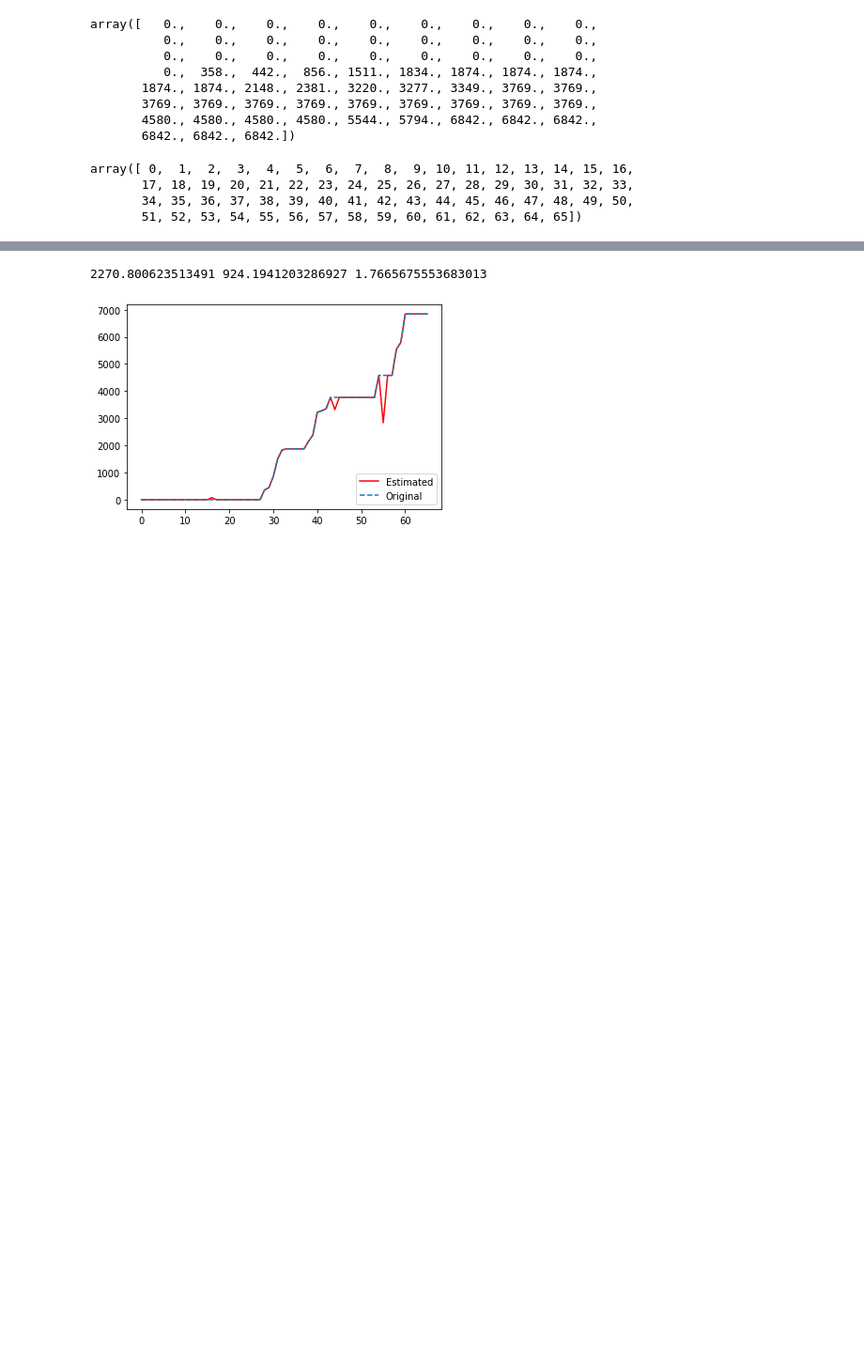
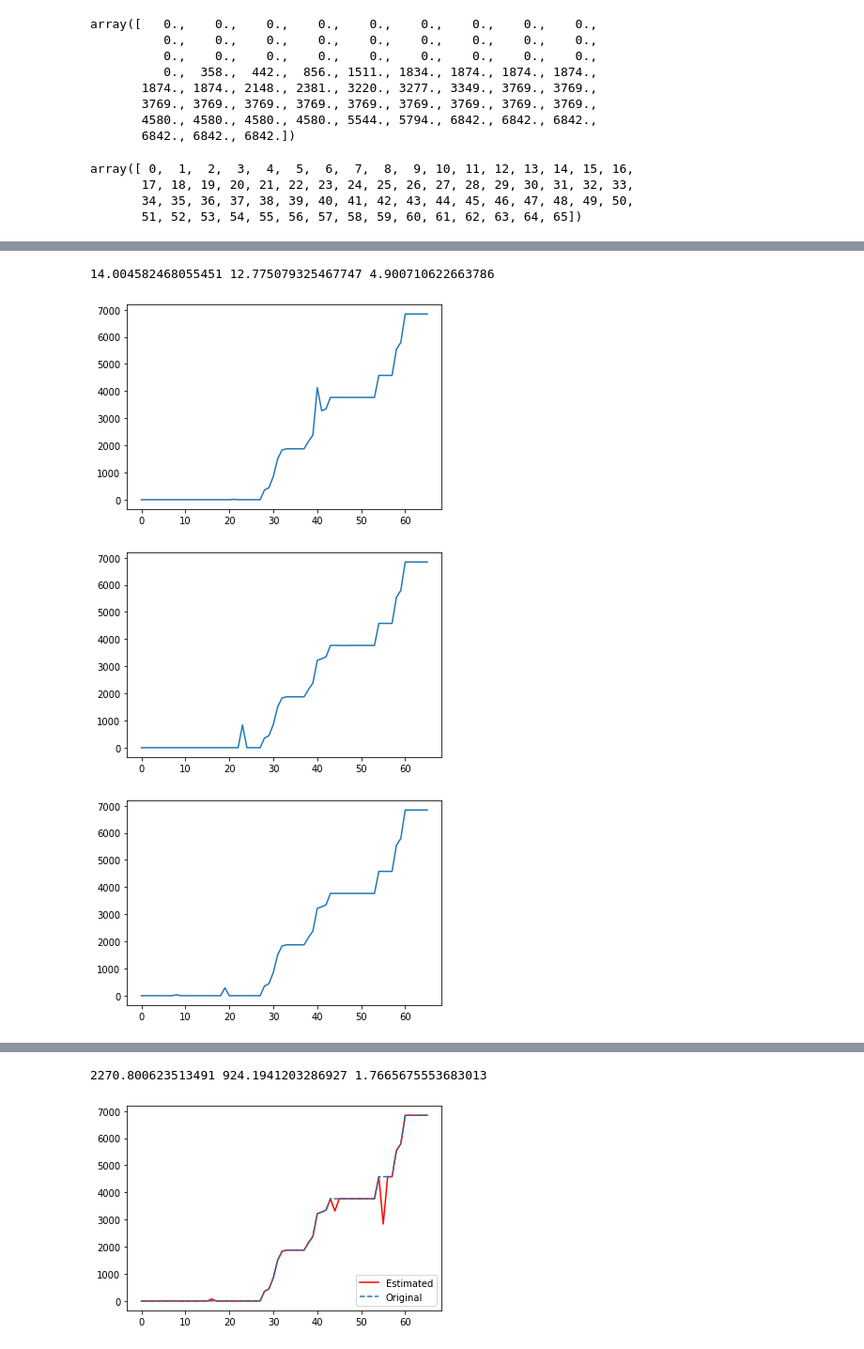
Before and after one commit to dlsrks1218/eHealthPython, a Jupyter notebook: proj/SalientPointDetection.ipynb, the cells around one changed output, grey strips where cells are left out. Shown at 94% size. Cells and saved outputs as stored; diff of their text form; code cells hidden in the pictures; blank space fills up the shorter version.

```diff
--- a/proj/SalientPointDetection.ipynb
+++ b/proj/SalientPointDetection.ipynb
@@ -67,3 +155,46 @@ plt.show()
+# %%
+# DDP
+
+res_dir = '/home/jovyan/work/eHealthPython/result/'
+
+while True:
+    time1 = lap_mechanism_gamma(time,0,0,443,0.1,1)
+    time2 = lap_mechanism_gamma(time,0,0,443,0.5,1)
+    time3 = lap_mechanism_gamma(time,0,0,443,1.0,1)
+
+    MAE1 = sum(get_abs_diff(time, time1)) / len(time)
+    MAE2 = sum(get_abs_diff(time, time2)) / len(time)
+    MAE3 = sum(get_abs_diff(time, time3)) / len(time)
+
+#     n1 = sum(abs(time - time1))
+#     n2 = sum(abs(time - time2))
+#     n3 = sum(abs(time - time3))
+    if MAE1 > MAE2 and MAE2 > MAE3:
+        print(MAE1, MAE2, MAE3)
+        t = np.arange(len(time1))
+
+        plt.figure(1)
+        plt.plot(t, time1)
+        fig1 = res_dir+'ddp실험결과1.png'
+        plt.savefig(fig1, dpi=300, pad_inches=0)
+
+        plt.figure(2)
+        plt.plot(t, time2)
+        fig2 = res_dir+'ddp실험결과2.png'
+        plt.savefig(fig2, dpi=300, pad_inches=0)
+
+        plt.figure(3)
+        plt.plot(t, time3)
+        fig3 = res_dir+'ddp실험결과3.png'
+        plt.savefig(fig3, dpi=300, pad_inches=0)
+
+        plt.show()
+        break
+# %% [output]
+14.004582468055451 12.775079325467747 4.900710622663786
+[figure, added]
+[figure, added]
+[figure, added]
 # %%
 while True:
     time1 = lap_mechanism_gamma(time,0,0,443,0.1,1)
```
Also changed, not shown: parts of 6 cells of this notebook, 14 other files.
